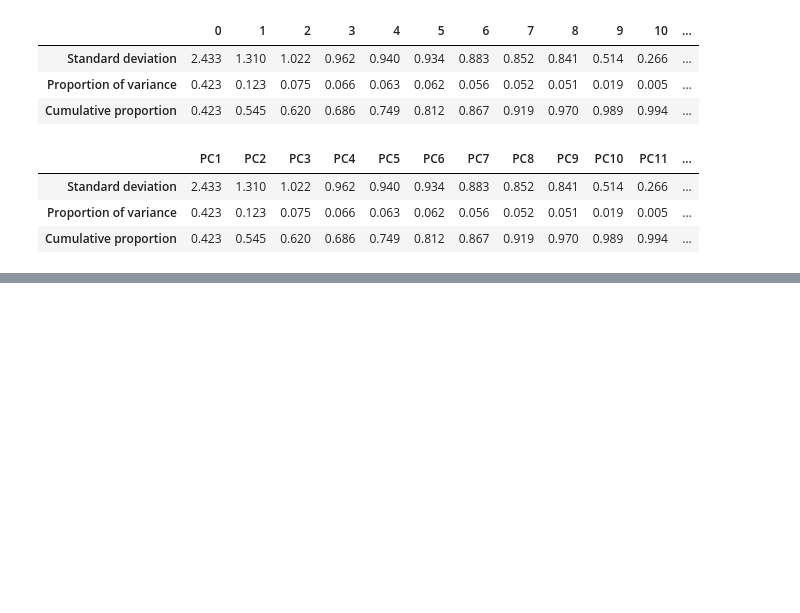
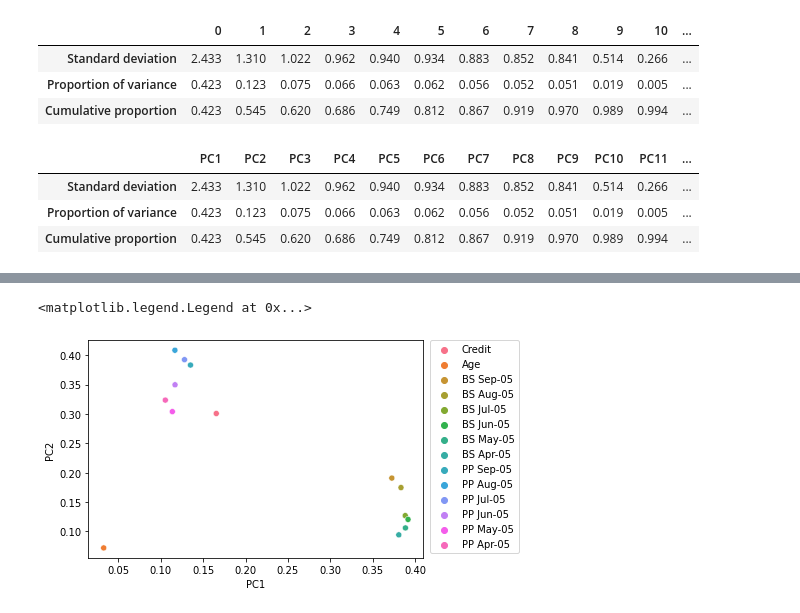
Before and after one commit to PosgradoMNA/actividades-de-aprendizaje-DGarcia-A01086411, a Jupyter notebook: Actividad_Semana_7_6_Visualización.ipynb, the cells around one changed output, grey strips where cells are left out. Cells and saved outputs as stored; diff of their text form; code cells hidden in the pictures; blank space fills up the shorter version.

```diff
--- a/Actividad_Semana_7_6_Visualización.ipynb
+++ b/Actividad_Semana_7_6_Visualización.ipynb
@@ -298,0 +307,7 @@ pcsSummary
+# %%
+# Se obtiene la matriz transpuesta de los componentes con las variables/columnas
+pcsComponents_df = pd.DataFrame(pcs.components_.transpose(),
+                                columns=pcsSummary.columns,
+                                index=df.iloc[:, 0:].columns
+                                ).abs()
+pcsComponents_df.iloc[:,:8]
@@ -298,0 +386,7 @@ pcsSummary
+# %%
+# Se obtiene la grafica scatterplot de los 2 primeros componentes PC1 y PC2
+sns.scatterplot(data=pcsComponents_df, x="PC1", y="PC2", hue=pcsComponents_df.index)
+plt.legend(bbox_to_anchor=(1.02, 1), loc='upper left', borderaxespad=0)
+# %% [output]
+<matplotlib.legend.Legend at 0x...>
+[figure, added]
```
Also changed, not shown: parts of 11 cells of this notebook.
